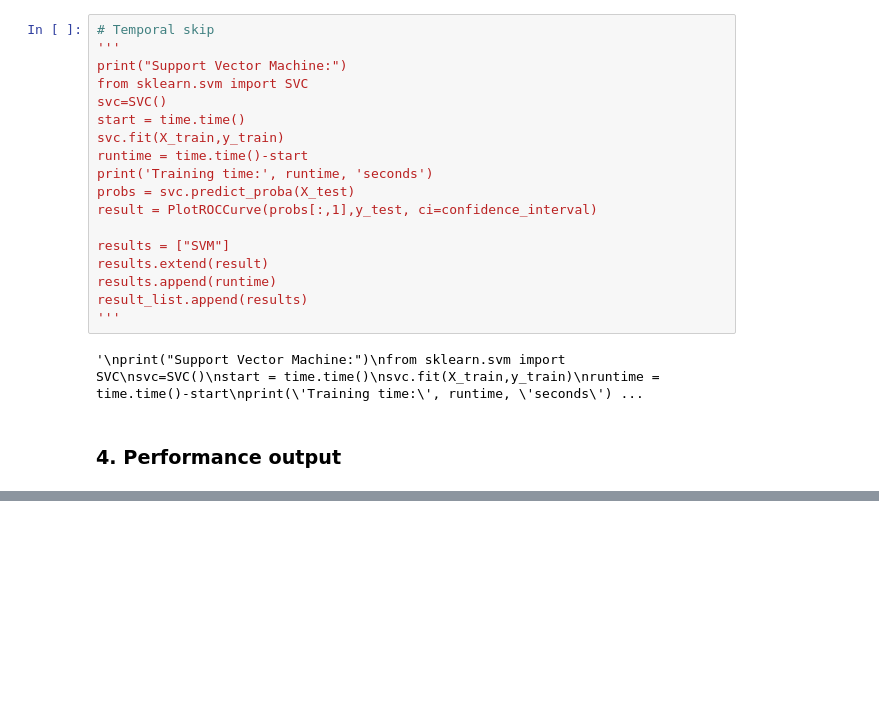
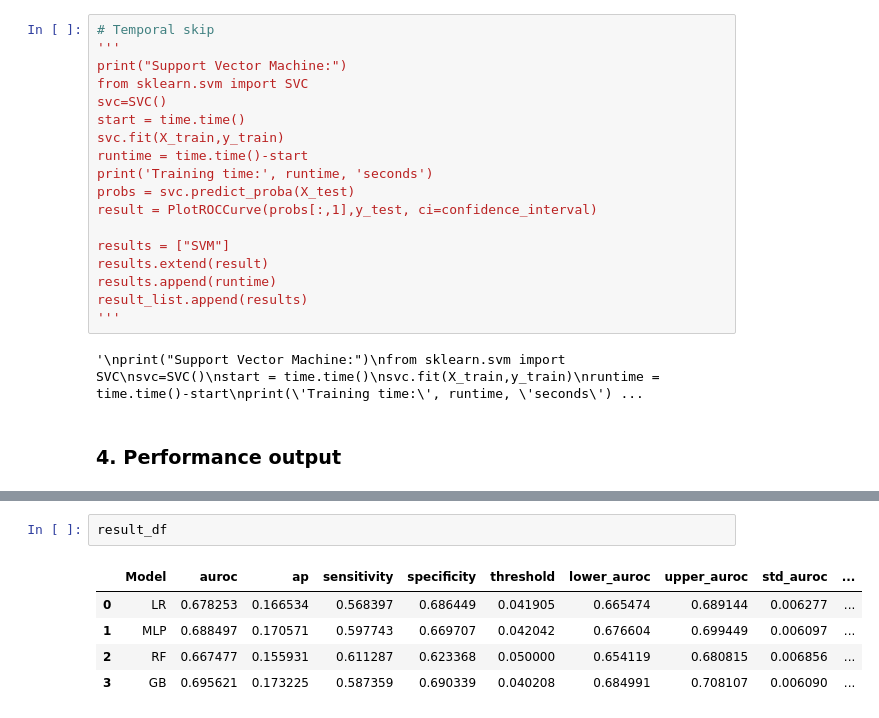
Before and after one commit to nliulab/mimic4ed-benchmark, a Jupyter notebook: Benchmark_scripts/Model_72h_ed_revisit_disposition.ipynb, the cells around one changed output, grey strips where cells are left out. Saved outputs shown, nothing was run; the diff lists cells and outputs as text; blank space fills up the shorter version.

```diff
--- a/Benchmark_scripts/Model_72h_ed_revisit_disposition.ipynb
+++ b/Benchmark_scripts/Model_72h_ed_revisit_disposition.ipynb
@@ -258,3 +258,11 @@ result_df
 | 3 | GB | 0.695621 | 0.173225 | 0.587359 | 0.690339 | 0.040208 | 0.684991 | 0.708107 | 0.006090 | ... |
+# %%
+result_df
+# %% [output]
+|  | Model | auroc | ap | sensitivity | specificity | threshold | lower_auroc | upper_auroc | std_auroc | ... |
+| 0 | LR | 0.678253 | 0.166534 | 0.568397 | 0.686449 | 0.041905 | 0.665474 | 0.689144 | 0.006277 | ... |
+| 1 | MLP | 0.688497 | 0.170571 | 0.597743 | 0.669707 | 0.042042 | 0.676604 | 0.699449 | 0.006097 | ... |
+| 2 | RF | 0.667477 | 0.155931 | 0.611287 | 0.623368 | 0.050000 | 0.654119 | 0.680815 | 0.006856 | ... |
+| 3 | GB | 0.695621 | 0.173225 | 0.587359 | 0.690339 | 0.040208 | 0.684991 | 0.708107 | 0.006090 | ... |
 # %%
 from helpers import plot_confidence_interval
```
Also changed, not shown: parts of 8 cells of this notebook, 3 other files.
